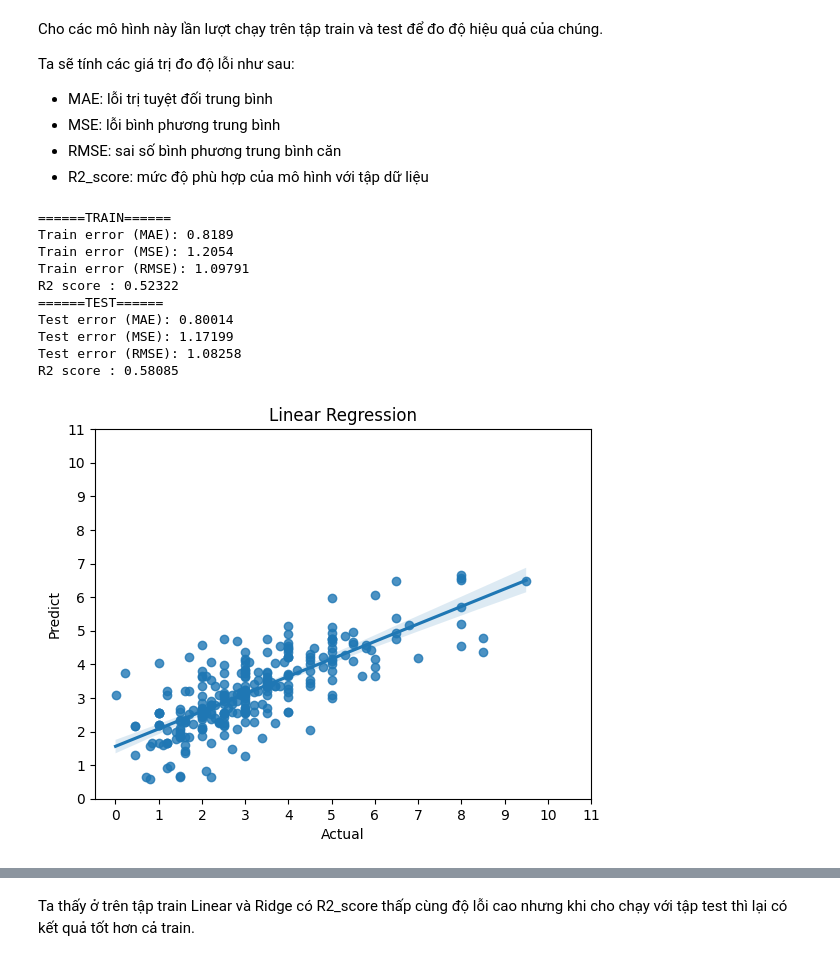
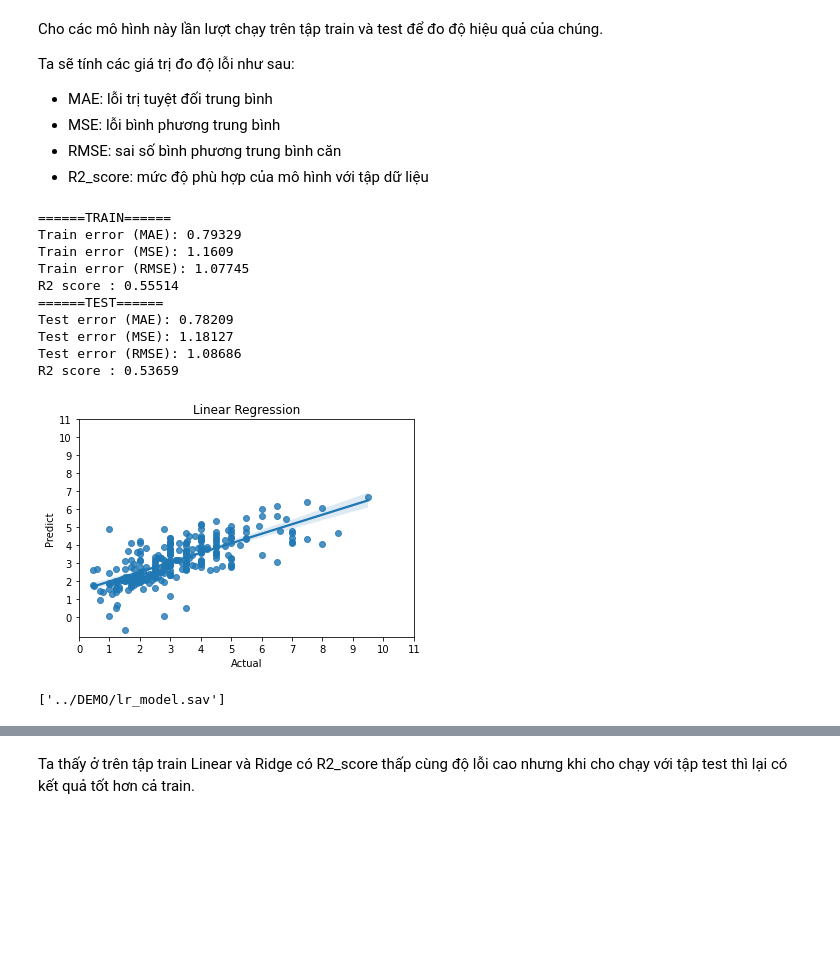
Before and after one commit to flyboy13/NM-KHDL, a Jupyter notebook: project_code/DOAN/Mô hình hoá dữ liệu/buildmodel.ipynb, the cells around one changed output, grey strips where cells are left out. Cells and saved outputs as stored; diff of their text form; code cells hidden in the pictures; blank space fills up the shorter version.

Commit message:
deploy model

```diff
--- a/project_code/DOAN/Mô hình hoá dữ liệu/buildmodel.ipynb
+++ b/project_code/DOAN/Mô hình hoá dữ liệu/buildmodel.ipynb
@@ -244,7 +244,6 @@ y = df_new['Price']
 from sklearn.preprocessing import MinMaxScaler
 
 scaler = MinMaxScaler()
-X = scaler.fit_transform(X)
-X
+scaler.fit_transform(X,y)
 # %% [output]
 array([[0.        , 0.        , 0.        , ..., 1.        , 0.        ,
@@ -320,48 +319,54 @@ Ta sẽ tính các giá trị đo độ lỗi như sau:
 - RMSE: sai số bình phương trung bình căn
 - R2_score: mức độ phù hợp của mô hình với tập dữ liệu
 # %%
-model = LinearRegression()
-model.fit(X_train,y_train)
+model_LN = LinearRegression()
+model_LN.fit(X_train,y_train)
 
 print("======TRAIN======")
-y_pre_train = model.predict(X_train)
+y_pre_train = model_LN.predict(X_train)
 score_train = mean_absolute_error(y_train,y_pre_train).round(5)
 mse_score = mean_squared_error(y_train,y_pre_train).round(5)
 rmse = mean_squared_error(y_train,y_pre_train,squared = False).round(5)
 score_r2 = r2_score(y_train,y_pre_train).round(5)
 print("Train error (MAE): {}".format(score_train))
 print("Train error (MSE): {}".format(mse_score))
 print("Train error (RMSE): {}".format(rmse))
 print("R2 score : {}".format(score_r2))
 print("======TEST======")
-y_pre_test = model.predict(X_test)
+y_pre_test = model_LN.predict(X_test)
 score_test = mean_absolute_error(y_test,y_pre_test).round(5)
 mse_score = mean_squared_error(y_test,y_pre_test).round(5)
 rmse = mean_squared_error(y_test,y_pre_test,squared = False).round(5)
 score_r2 = r2_score(y_test,y_pre_test).round(5)
 print("Test error (MAE): {}".format(score_test))
 print("Test error (MSE): {}".format(mse_score))
 print("Test error (RMSE): {}".format(rmse))
 print("R2 score : {}".format(score_r2))
 sns.regplot(x = y_test, y = y_pre_test)
 plt.title('Linear Regression')
 plt.xlabel('Actual')
 plt.ylabel('Predict')
 plt.xticks(range(0,12,1))
 plt.yticks(range(0,12,1))
 plt.show()
 # %% [output]
 ======TRAIN======
-Train error (MAE): 0.8189
-Train error (MSE): 1.2054
-Train error (RMSE): 1.09791
-R2 score : 0.52322
+Train error (MAE): 0.79329
+Train error (MSE): 1.1609
+Train error (RMSE): 1.07745
+R2 score : 0.55514
 ======TEST======
-Test error (MAE): 0.80014
-Test error (MSE): 1.17199
-Test error (RMSE): 1.08258
-R2 score : 0.58085
+Test error (MAE): 0.78209
+Test error (MSE): 1.18127
+Test error (RMSE): 1.08686
+R2 score : 0.53659
-[figure, old version]
+[figure, new version]
+# %%
+# Lưu lại các thông số của mô hình Linear Regression để triễn khai (deploy) mô hình.
+import joblib
+joblib.dump(model_LN, "../DEMO/lr_model.sav")
+# %% [output]
+['../DEMO/lr_model.sav']
 # %%
 model = Ridge()
 model.fit(X_train,y_train)
```
Also changed, not shown: parts of 16 cells of this notebook, 3 other files.
